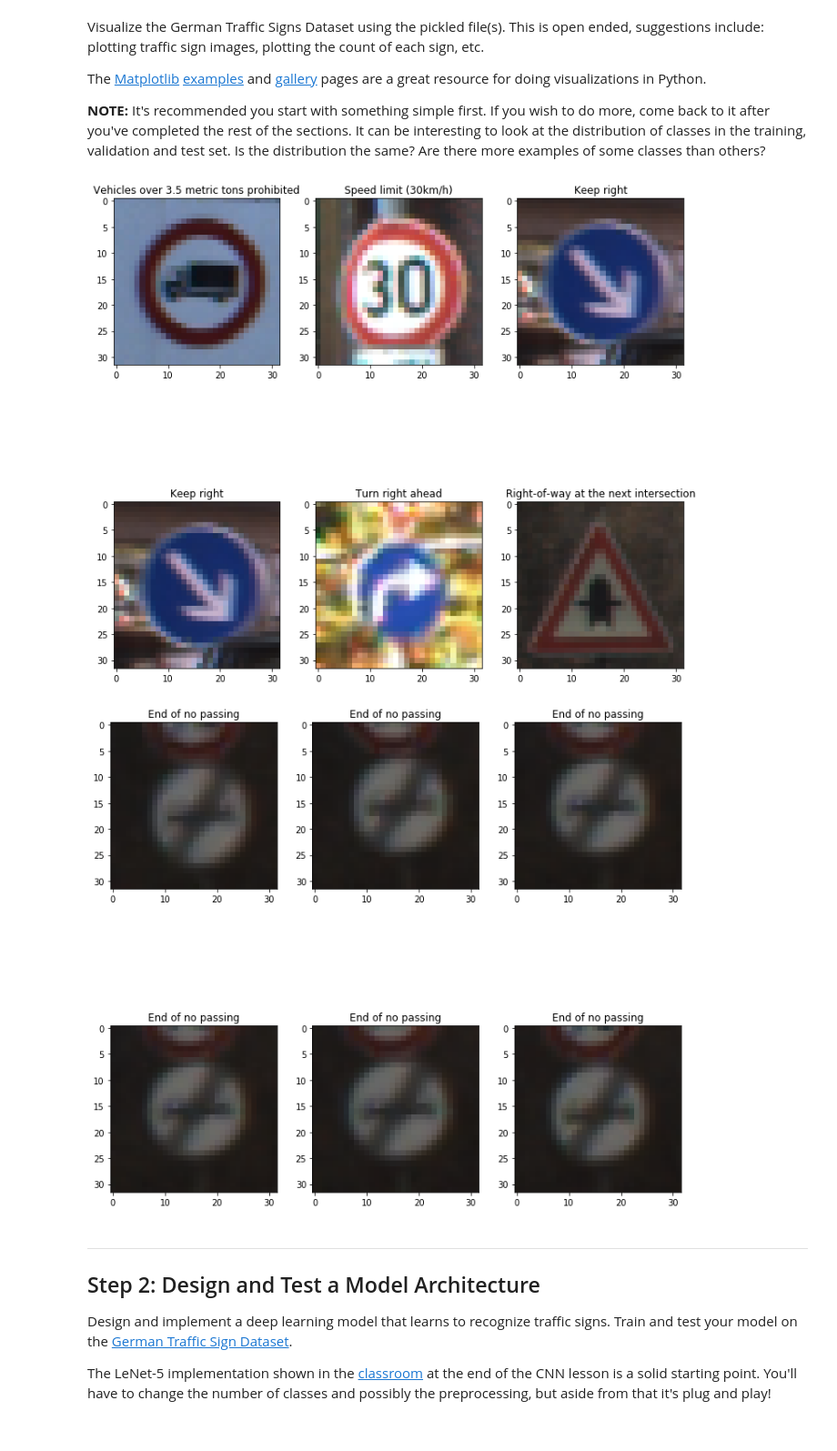
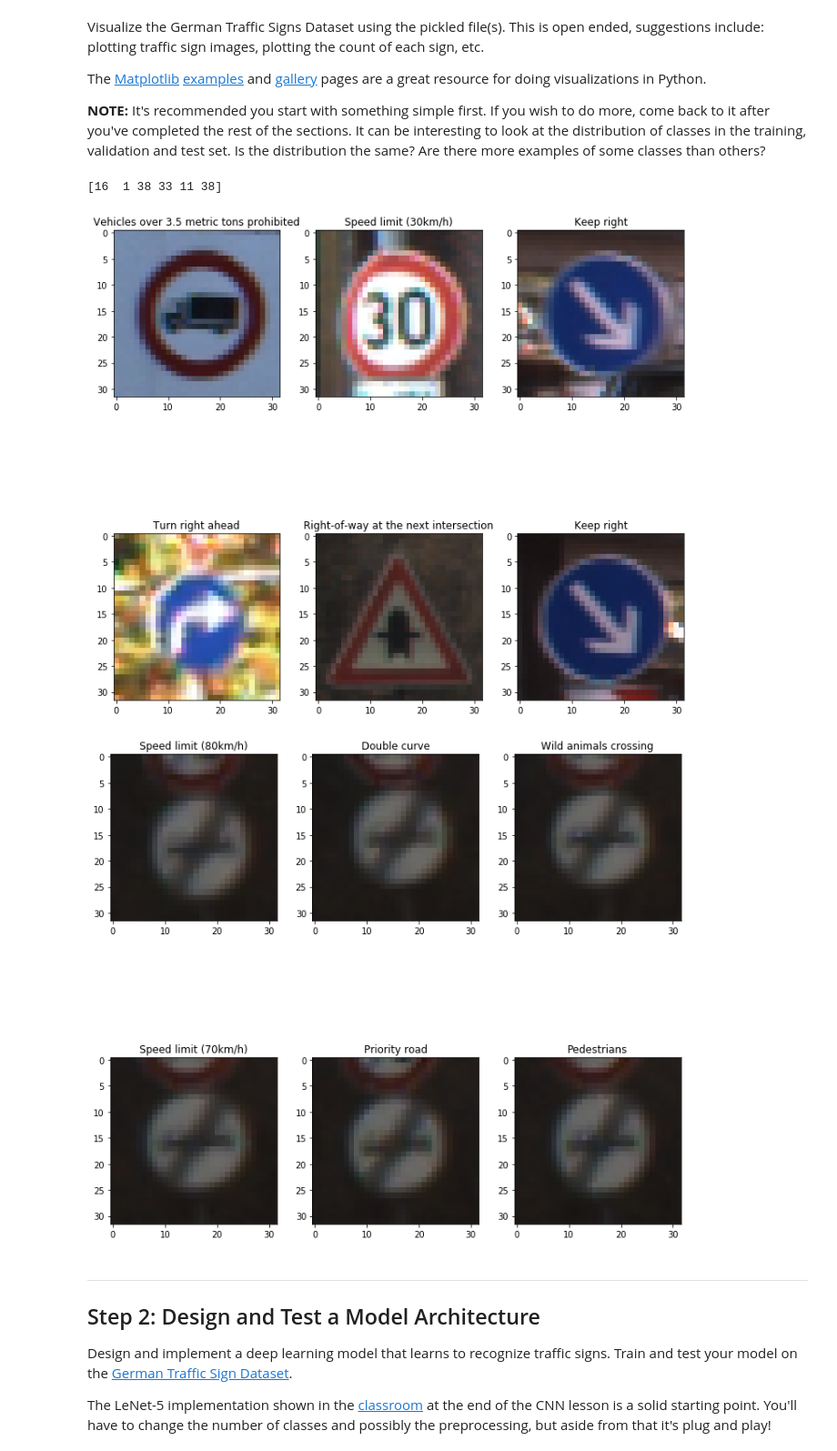
Before and after one commit to vmjfk/CarND-Traffic-Sign-Classifier-Project, a Jupyter notebook: Traffic_Sign_Classifier.ipynb, the cells around one changed output. Shown: that part at 91% size. Saved outputs shown, nothing was run; the diff lists cells and outputs as text; code cells hidden in the pictures.

Commit message:
=fixed images print and got a prediction!

```diff
--- a/Traffic_Sign_Classifier.ipynb
+++ b/Traffic_Sign_Classifier.ipynb
@@ -100,41 +100,43 @@ The [Matplotlib](http://matplotlib.org/) [examples](http://matplotlib.org/exampl
 import matplotlib.pyplot as plt
 import csv
 import math
 # Visualizations will be shown in the notebook.
 %matplotlib inline
 
 signnames = {}
 with open('signnames.csv') as csvfile:
     reader = csv.DictReader(csvfile)
     for row in reader:
         signnames[row['ClassId']] = row['SignName']
 
 def printimages(images, keys):
     n_cols = 3
     number_of_images = images.shape[0]
     n_rows =  math.ceil(number_of_images/n_cols)
 
 
 
     f, ax = plt.subplots(n_rows,n_cols,figsize=(10,10))
 
     f.tight_layout()
+
     for i in range(n_rows):
         for j in range(n_cols):
-            if(i*n_rows+j < number_of_images):
-                ax[i][j].set_title(str(signnames[str(keys[i*n_rows+j])]))
-                if(len(images[i*n_rows+j].shape) < 3):
-                    ax[i][j].imshow(images[i*n_rows+j],cmap='gray')
+            if(i*n_cols+j < number_of_images):
+                ax[i][j].set_title(str(signnames[str(keys[i*n_cols+j])]))
+                if(len(images[i*n_cols+j].shape) < 3):
+                    ax[i][j].imshow(images[i*n_cols+j],cmap='gray')
                 else:
-                    ax[i][j].imshow(images[i*n_rows+j])
+                    ax[i][j].imshow(images[i*n_cols+j])
 
 
-
+print(y_valid[0:6])
 printimages(X_valid_pre[0:6], y_valid[0:6])
 printimages(X_train_pre[0:6], y_train[0:6])
 # %% [output]
+[16  1 38 33 11 38]
-[figure, old version]
+[figure, new version]
-[figure, old version]
+[figure, new version]
 # %% [markdown]
 ----
 
```
Also changed, not shown: parts of 5 cells of this notebook.
